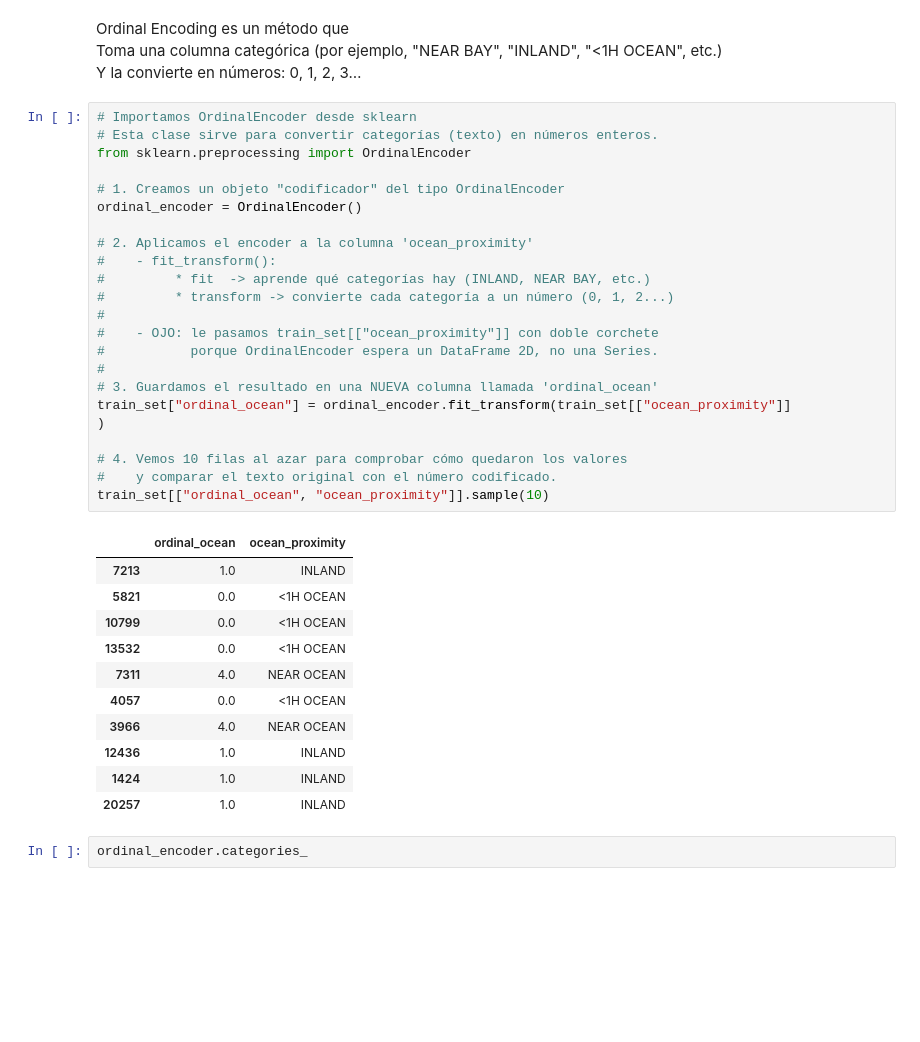
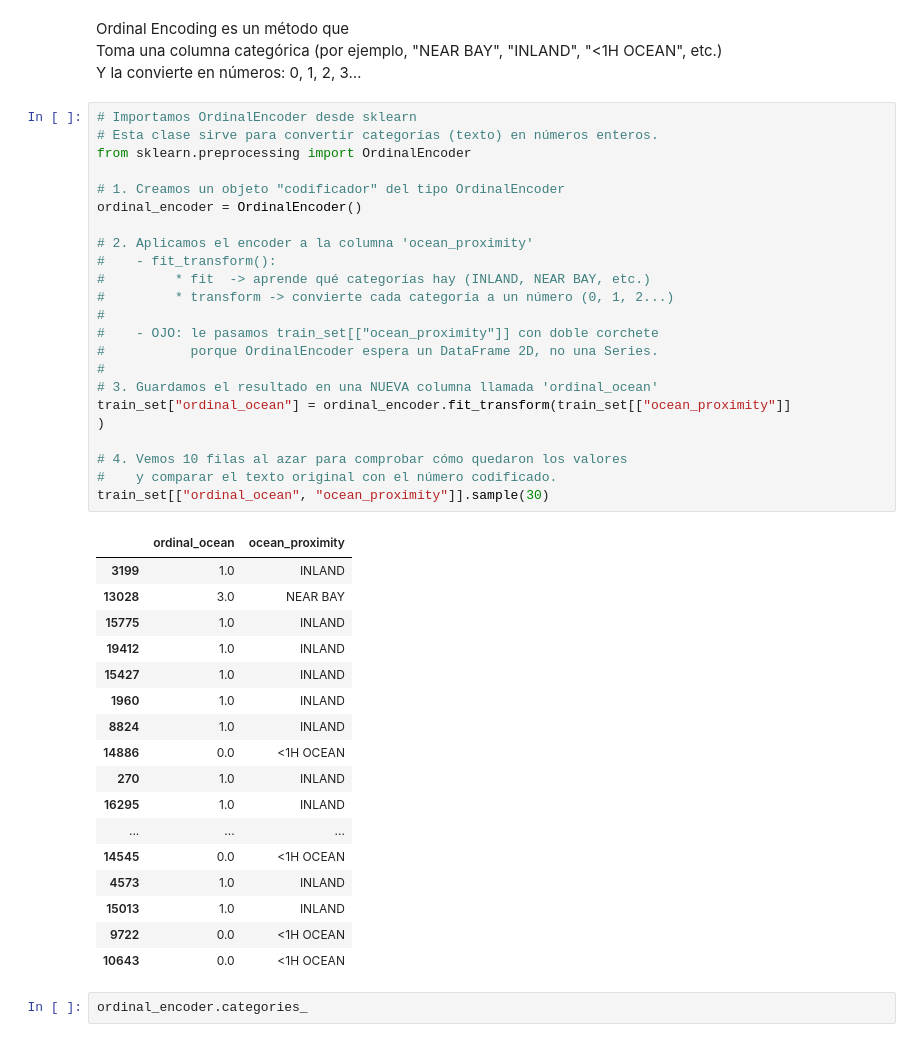
Before and after one commit to dianahoyos/DS_Online_Diana_Hoyos, a Jupyter notebook: 04_Machine_Learning/Sprint_09/Unidad_02_ML_Introduccion/01_Workout/06_Tratamiento_Features_Categoricas.ipynb, the cells around one changed output. Saved outputs shown, nothing was run; the diff lists cells and outputs as text; blank space fills up the shorter version.

```diff
--- a/04_Machine_Learning/Sprint_09/Unidad_02_ML_Introduccion/01_Workout/06_Tratamiento_Features_Categoricas.ipynb
+++ b/04_Machine_Learning/Sprint_09/Unidad_02_ML_Introduccion/01_Workout/06_Tratamiento_Features_Categoricas.ipynb
@@ -84,38 +84,44 @@ Y la convierte en números: 0, 1, 2, 3…
 # %%
 # Importamos OrdinalEncoder desde sklearn
 # Esta clase sirve para convertir categorías (texto) en números enteros.
 from sklearn.preprocessing import OrdinalEncoder
 
 # 1. Creamos un objeto "codificador" del tipo OrdinalEncoder
 ordinal_encoder = OrdinalEncoder()
 
 # 2. Aplicamos el encoder a la columna 'ocean_proximity'
 #    - fit_transform():
 #         * fit  -> aprende qué categorías hay (INLAND, NEAR BAY, etc.)
 #         * transform -> convierte cada categoría a un número (0, 1, 2...)
 #
 #    - OJO: le pasamos train_set[["ocean_proximity"]] con doble corchete
 #           porque OrdinalEncoder espera un DataFrame 2D, no una Series.
 #
 # 3. Guardamos el resultado en una NUEVA columna llamada 'ordinal_ocean'
 train_set["ordinal_ocean"] = ordinal_encoder.fit_transform(train_set[["ocean_proximity"]]
 )
 
 # 4. Vemos 10 filas al azar para comprobar cómo quedaron los valores
 #    y comparar el texto original con el número codificado.
-train_set[["ordinal_ocean", "ocean_proximity"]].sample(10)
+train_set[["ordinal_ocean", "ocean_proximity"]].sample(30)
 # %% [output]
 |  | ordinal_ocean | ocean_proximity |
-| 7213 | 1.0 | INLAND |
-| 5821 | 0.0 | <1H OCEAN |
-| 10799 | 0.0 | <1H OCEAN |
-| 13532 | 0.0 | <1H OCEAN |
-| 7311 | 4.0 | NEAR OCEAN |
-| 4057 | 0.0 | <1H OCEAN |
-| 3966 | 4.0 | NEAR OCEAN |
-| 12436 | 1.0 | INLAND |
-| 1424 | 1.0 | INLAND |
-| 20257 | 1.0 | INLAND |
+| 3199 | 1.0 | INLAND |
+| 13028 | 3.0 | NEAR BAY |
+| 15775 | 1.0 | INLAND |
+| 19412 | 1.0 | INLAND |
+| 15427 | 1.0 | INLAND |
+| 1960 | 1.0 | INLAND |
+| 8824 | 1.0 | INLAND |
+| 14886 | 0.0 | <1H OCEAN |
+| 270 | 1.0 | INLAND |
+| 16295 | 1.0 | INLAND |
+| ... | ... | ... |
+| 14545 | 0.0 | <1H OCEAN |
+| 4573 | 1.0 | INLAND |
+| 15013 | 1.0 | INLAND |
+| 9722 | 0.0 | <1H OCEAN |
+| 10643 | 0.0 | <1H OCEAN |
 # %%
 ordinal_encoder.categories_
 # %% [output]
```
Also changed, not shown: 8 other files.
